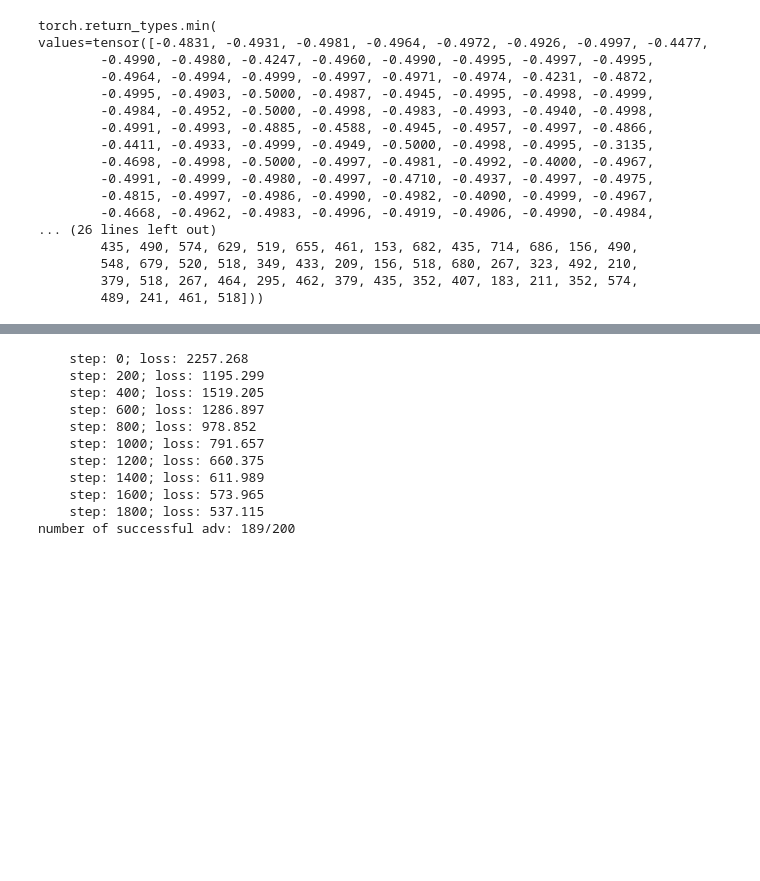
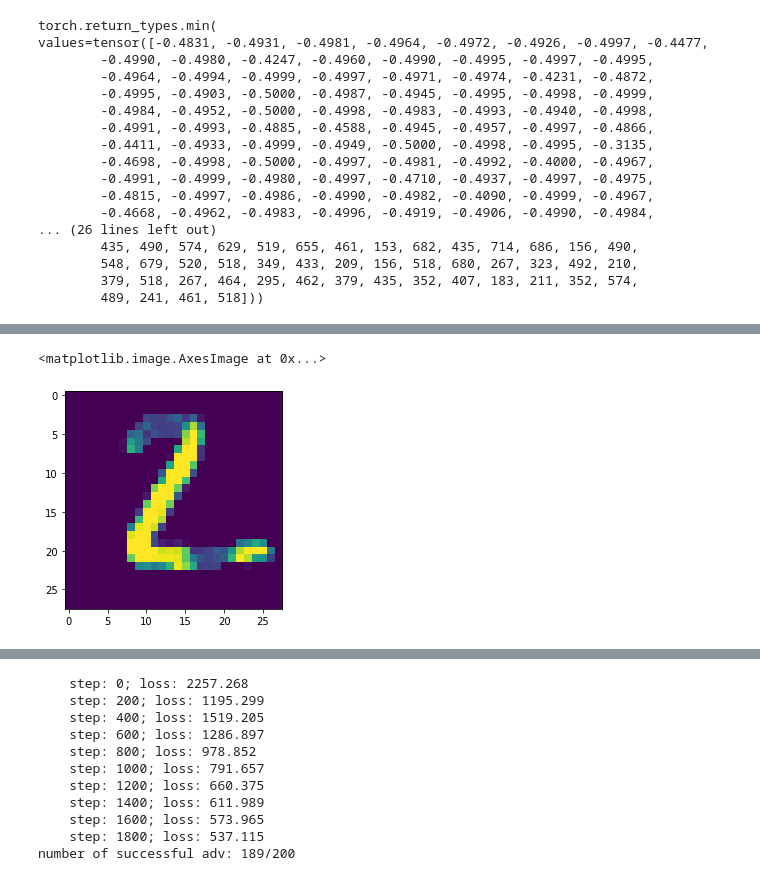
Before and after one commit to chawins/knn-defense, a Jupyter notebook: DkNN_MNIST_demo.ipynb, the cells around one changed output, grey strips where cells are left out. Drawn from its saved outputs; the diff is of its cells as text; code cells hidden in the pictures; blank space fills up the shorter version.

```diff
--- a/DkNN_MNIST_demo.ipynb
+++ b/DkNN_MNIST_demo.ipynb
@@ -667,3 +692,13 @@ values=tensor([-0.4831, -0.4931, -0.4981, -0.4964, -0.4972, -0.4926, -0.4997, -0
         548, 679, 520, 518, 349, 433, 209, 156, 518, 680, 267, 323, 492, 210,
         379, 518, 267, 464, 295, 462, 379, 435, 352, 407, 183, 211, 352, 574,
         489, 241, 461, 518]))
+# %%
+net.compute_logits(x_test[0:1], recompute_train_rep=True, requires_grad=False)
+logits = torch.zeros((x_test.size(0), 10))
+
+for i in range(x_test.size(0) // 100):
+    logits[i * 100:(i + 1) * 100] = net.compute_logits(x_test[i * 100:(i + 1) * 100])
+# %%
+ind = np.where((logits.argmax(1) == y_test).numpy())[0]
+acc = (logits.argmax(1) == y_test).float().mean()
+print('Acc: %.4f' % acc)
@@ -669,0 +707,19 @@ values=tensor([-0.4831, -0.4931, -0.4981, -0.4964, -0.4972, -0.4926, -0.4997, -0
+# %%
+attack = CWL2_NCA_Attack()
+
+def attack_batch(x, y, batch_size):
+    x_adv = torch.zeros_like(x)
+    total_num = x.size(0)
+    num_batches = total_num // batch_size
+    for i in range(num_batches):
+        begin = i * batch_size
+        end = (i + 1) * batch_size
+        x_adv[begin:end] = attack(
+            net, x[begin:end], y[begin:end], targeted=False,
+            binary_search_steps=10, max_iterations=1000,
+            confidence=0, learning_rate=1e-1,
+            initial_const=1e2, abort_early=False)
+    return x_adv
+
+x_adv = attack_batch(x_test[ind][:100].cuda(), y_test[ind][:100].cuda(), 10)
+# x_adv = attack_batch(x_test[ind][:2].cuda(), y_test[ind][:2].cuda(), 2)
@@ -669,0 +772,5 @@ values=tensor([-0.4831, -0.4931, -0.4981, -0.4964, -0.4972, -0.4926, -0.4997, -0
+# %%
+plt.imshow(x_adv.cpu().detach().numpy()[1].reshape(28, 28))
+# %% [output]
+<matplotlib.image.AxesImage at 0x...>
+[figure, added]
```
Also changed, not shown: parts of 38 cells of this notebook, 54 other files.
